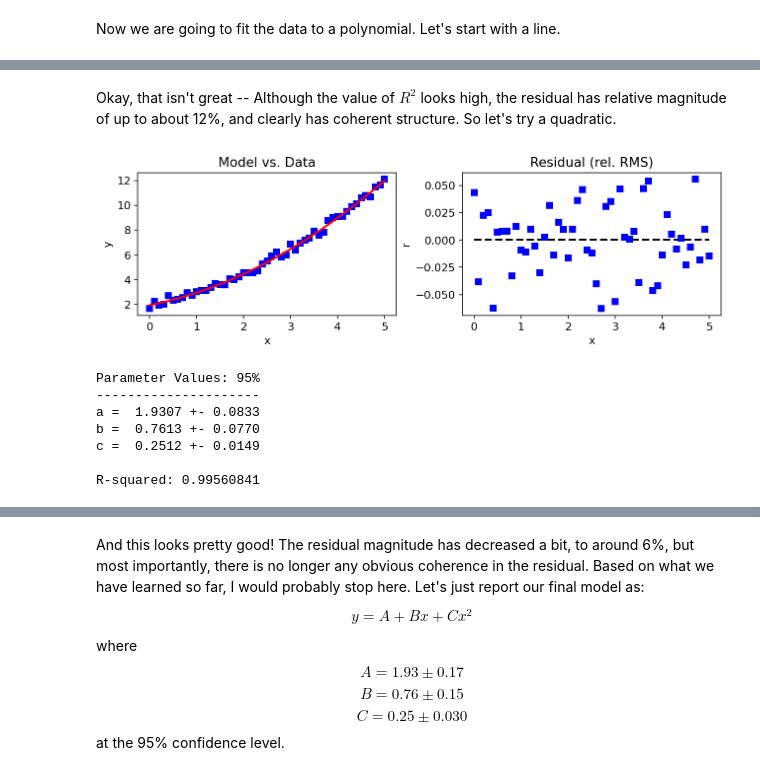
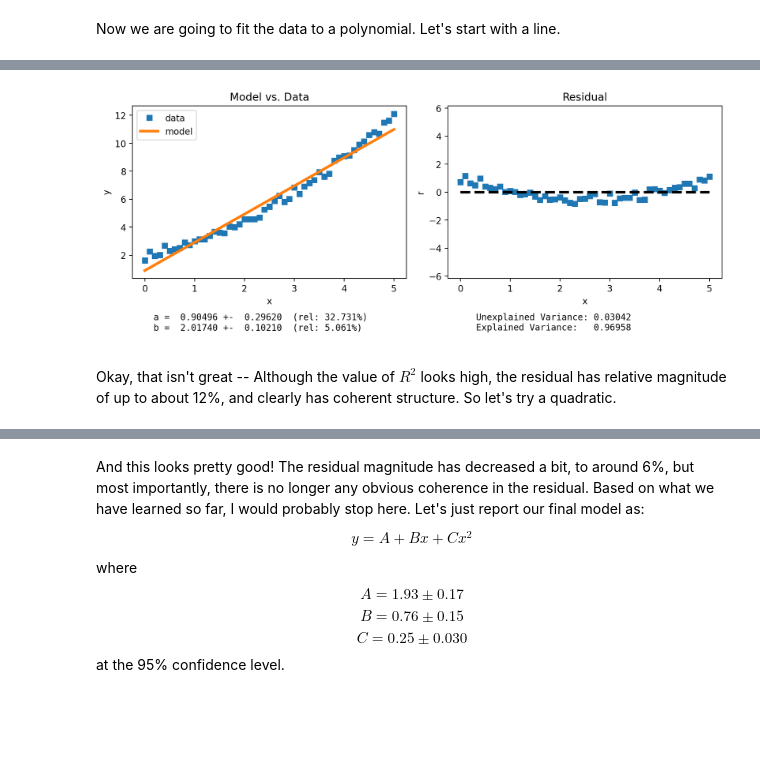
Before and after one commit to ririye01/math4334-MathModelingNotebooks, a Jupyter notebook: inclass/demo-02a-polynomials.ipynb, the cells around one changed output, grey strips where cells are left out. Cells and saved outputs as stored; diff of their text form; code cells hidden in the pictures; blank space fills up the shorter version.

```diff
--- a/inclass/demo-02a-polynomials.ipynb
+++ b/inclass/demo-02a-polynomials.ipynb
@@ -105,53 +58,6 @@ R-squared: 0.96957960
+# %%
+pfit, perr = classlib4334.fit_and_plot(p1, x1, y1, residual=True)
+# %% [output]
+[figure, added]
 # %% [markdown]
 Okay, that isn't great -- Although the value of $R^2$ looks high, the residual has relative magnitude of up to about 12%, and clearly has coherent structure.  So let's try a quadratic.
-# %%
-fit1, cov1 = opt.curve_fit(p2, x1, y1)
-err1 = np.sqrt(np.diag(cov1))
-ypr1 = p2(x1, *fit1)
-res1 = ypr1 - y1
-rms1 = np.sqrt(np.mean(y1**2))
-
-plt.figure(figsize=(9,3))
-
-plt.subplot(121)
-plt.plot(x1, y1, 'bs')
-plt.plot(x1, ypr1, 'r')
-plt.xlabel('x')
-plt.ylabel('y')
-plt.title('Model vs. Data')
-
-plt.subplot(122)
-plt.plot(x1, 0*x1, 'k--')
-plt.plot(x1, res1/rms1, 'bs')
-plt.xlabel('x')
-plt.ylabel('r')
-plt.title('Residual (rel. RMS)')
-
-plt.tight_layout()
-plt.show()
-
-# print a summary of the parameter values
-print('\n')
-print("Parameter Values: 95%")
-print("---------------------")
-print("a = %7.4f +- %1.4f" % (fit1[0], err1[0]))
-print("b = %7.4f +- %1.4f" % (fit1[1], err1[1]))
-print("c = %7.4f +- %1.4f" % (fit1[2], err1[2]))
-print("")
-
-# Calculate and Print the Adjusted R^2 value
-dof = len(x1)-len(fit1)
-ssres = np.sum(res1**2)
-sstot = np.sum((y1-np.mean(y1))**2)
-rsq   = 1 - ssres/sstot
-print('R-squared: %1.8f' % rsq)
-print('\n')
-# %% [output]
-[figure, removed]
-Parameter Values: 95%
----------------------
-a =  1.9307 +- 0.0833
-b =  0.7613 +- 0.0770
-c =  0.2512 +- 0.0149
-
-R-squared: 0.99560841
```
Also changed, not shown: parts of 18 cells of this notebook, 22 other files.
